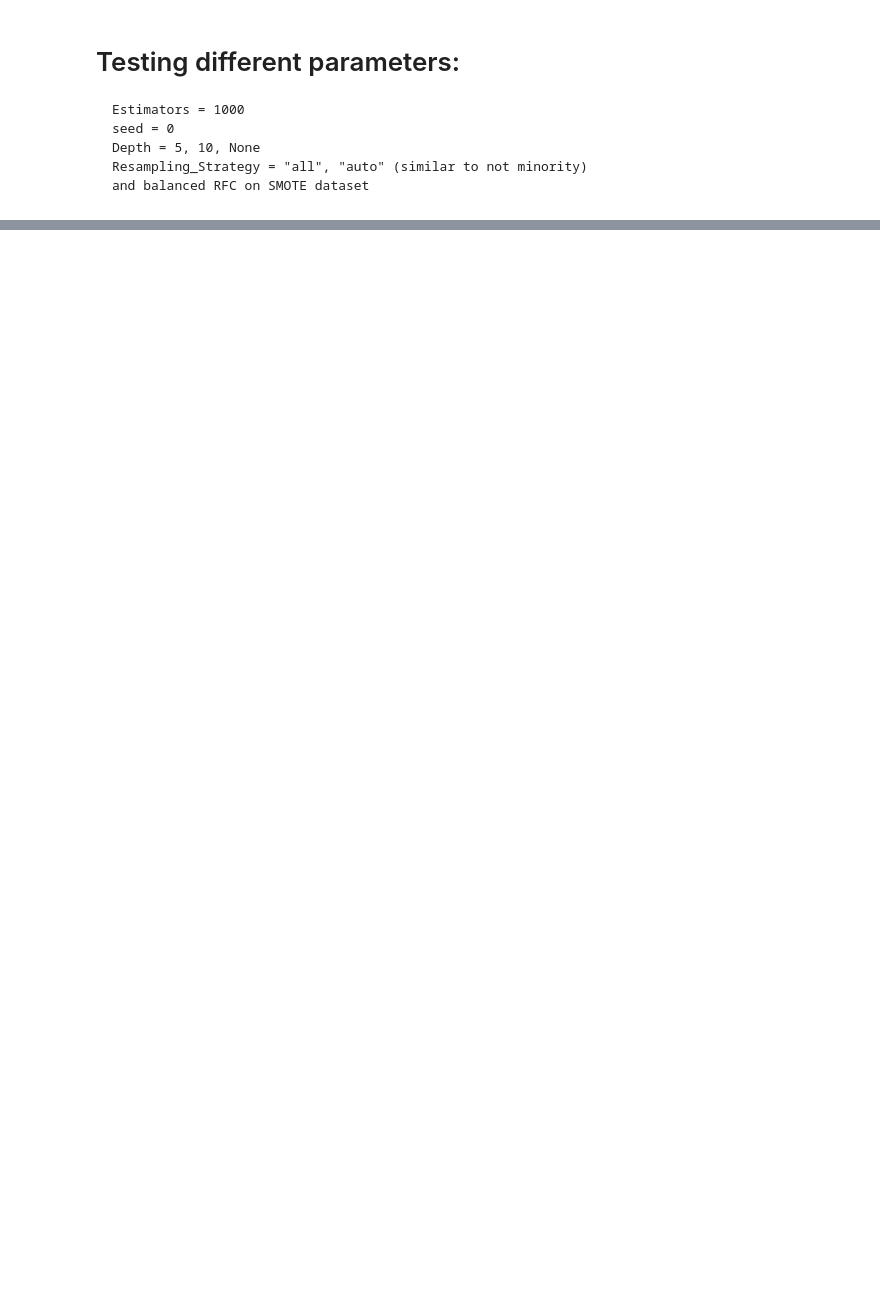
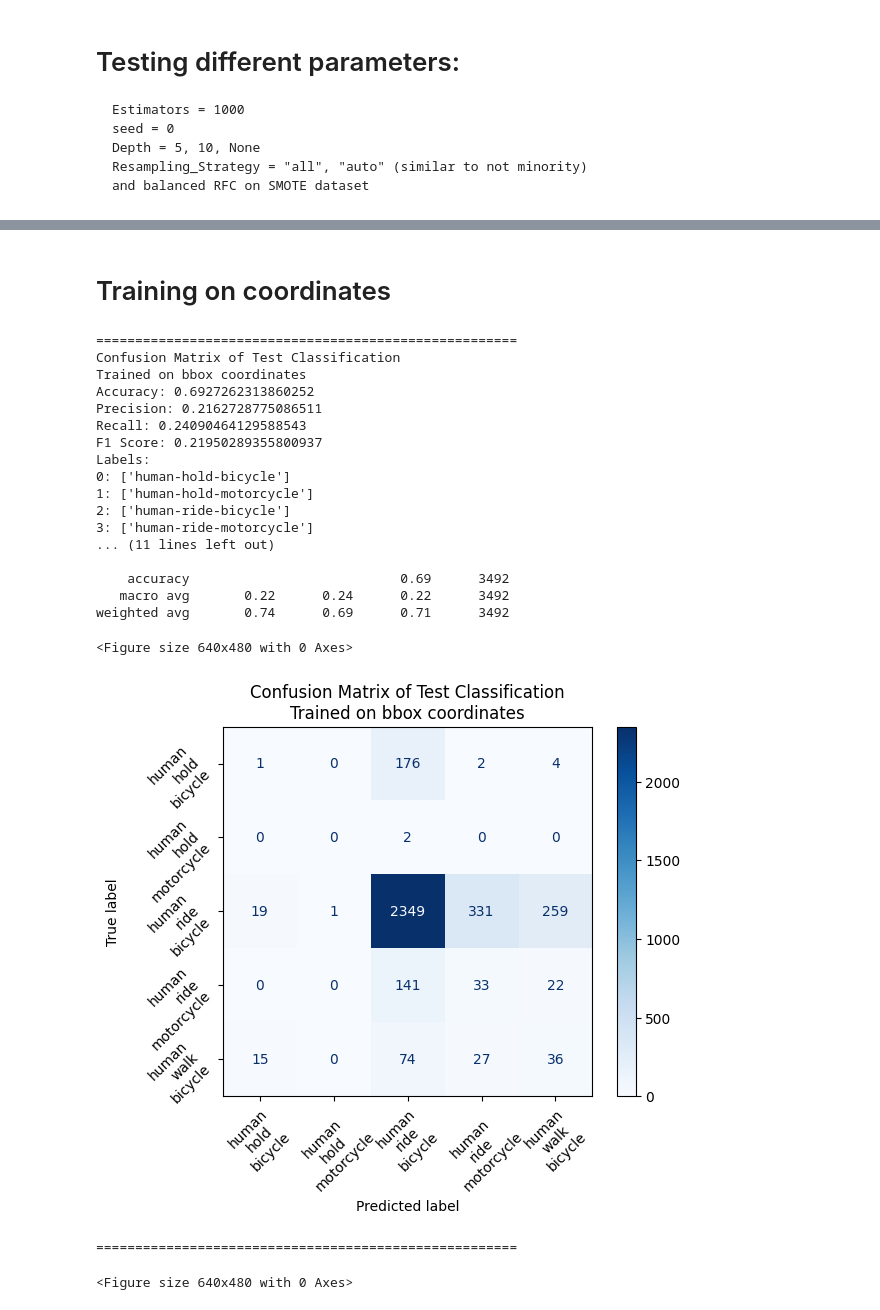
Before and after one commit to vismiroglou/ce7_741_HOI_detection, a Jupyter notebook: testing params.ipynb, the cells around one changed output, grey strips where cells are left out. Drawn from its saved outputs; the diff is of its cells as text; code cells hidden in the pictures; blank space fills up the shorter version.

```diff
--- a/testing params.ipynb
+++ b/testing params.ipynb
@@ -99,4 +101,55 @@ weighted avg       0.74      0.69      0.71      3492
 ======================================================
 <Figure size 640x480 with 0 Axes>
+# %% [markdown]
+# Training on coordinates
+# %%
+import pandas as pd
+from sklearn.model_selection import train_test_split
+from imblearn.over_sampling import SMOTE
+from imblearn.ensemble import BalancedRandomForestClassifier
+from sklearn.ensemble import RandomForestClassifier
+from src.utils import visualize_metrics_plots
+
+train_data = pd.read_csv("data_anno/training_data_coords.csv", sep=",")
+test_data = pd.read_csv("data_anno/testing_data_coords.csv", sep=",")
+
+# Oversampling
+sm = SMOTE(random_state=42)
+X_res, y_res = sm.fit_resample(train_data[train_data.columns[:-1]], train_data[train_data.columns[-1]])
+
+ests = 1000
+seed = 0
+
+clf_balanced = RandomForestClassifier(max_depth=None, random_state=seed, n_estimators=ests, n_jobs=-1)
+clf_balanced.fit(X_res, y_res)
+#clf_balanced.fit(train_data[train_data.columns[:-1]], train_data[train_data.columns[-1]])
+#params = f"Balanced dataset\nTraining on coordinates\nDepth: None\nEstimators: {ests}"
+params = f"Confusion Matrix of Test Classification\nTrained on bbox coordinates"
+print(f"======================================================")
+print(params)
+visualize_metrics_plots(clf_balanced, test_data[test_data.columns[:-1]], test_data[test_data.columns[-1]],params,f"COORDS")
+print(f"======================================================")
+# %% [output]
+======================================================
+Confusion Matrix of Test Classification
+Trained on bbox coordinates
+Accuracy: 0.6927262313860252
+Precision: 0.2162728775086511
+Recall: 0.24090464129588543
+F1 Score: 0.21950289355800937
+Labels:
+0: ['human-hold-bicycle']
+1: ['human-hold-motorcycle']
+2: ['human-ride-bicycle']
+3: ['human-ride-motorcycle']
+... (11 lines left out)
+
+    accuracy                           0.69      3492
+   macro avg       0.22      0.24      0.22      3492
+weighted avg       0.74      0.69      0.71      3492
+<Figure size 640x480 with 0 Axes>
+[figure, added]
+======================================================
+<Figure size 640x480 with 0 Axes>
 # %%
 # Run separately, runs out of memory lols, lowering data from 5000 rows to 4000
```
Also changed, not shown: parts of 4 cells of this notebook, 1 other file.
